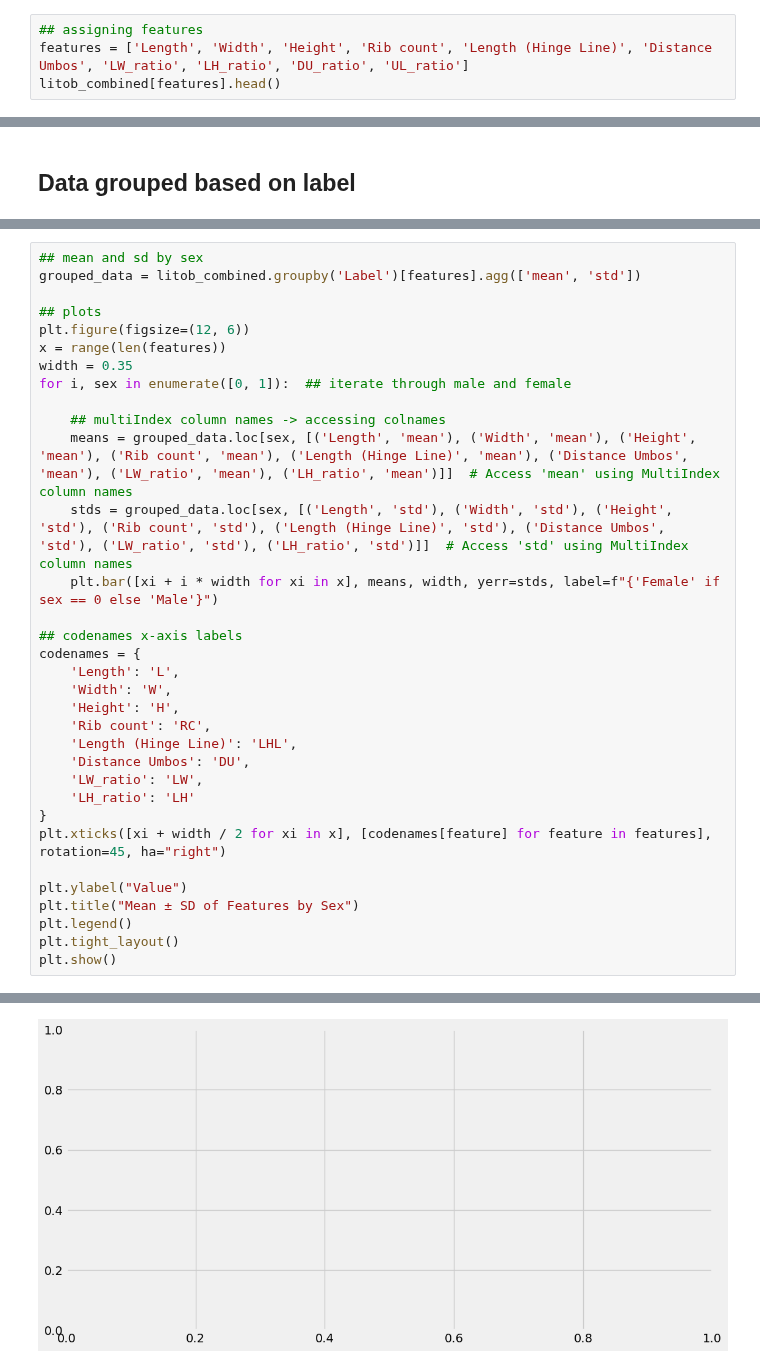
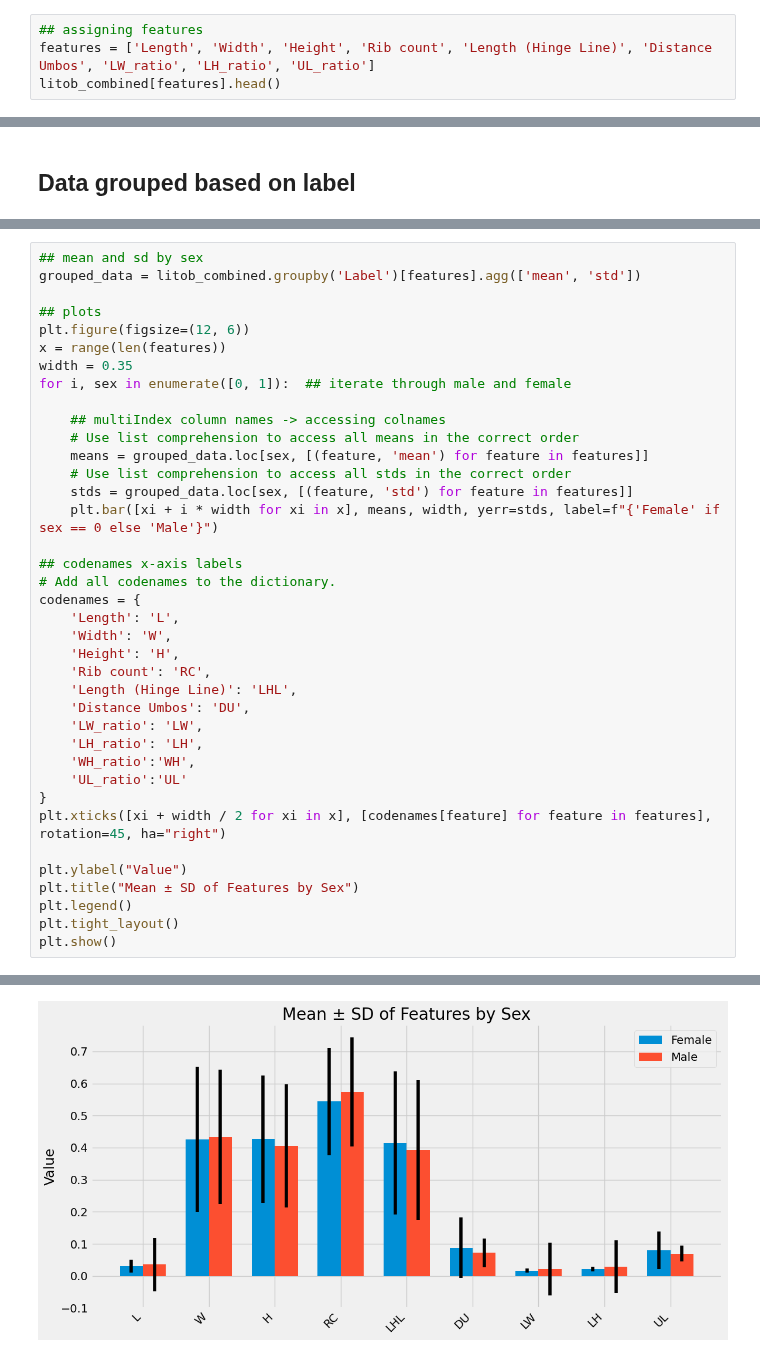
Before and after one commit to Geez-l/litoX, a Jupyter notebook: litoX_preprocessing.ipynb, the cells around one changed output, grey strips where cells are left out. Cells and saved outputs as stored; diff of their text form.

```diff
--- a/litoX_preprocessing.ipynb
+++ b/litoX_preprocessing.ipynb
@@ -334,7 +334,7 @@ files.download('litob_combined.csv')
 features assigned
 # %%
 ## assigning features
-features = ['Length', 'Width', 'Height', 'Rib count', 'Length (Hinge Line)', 'Distance Umbos', 'LW_ratio', 'LH_ratio', 'DU_ratio', 'UL_ratio']
+features = ['Length', 'Width', 'Height', 'Rib count', 'Length (Hinge Line)', 'Distance Umbos', 'LW_ratio', 'LH_ratio', 'UL_ratio']
 litob_combined[features].head()
 # %% [output]
 |  | Length | Width | Height | Rib count | Length (Hinge Line) | Distance Umbos | LW_ratio | LH_ratio | ... |
@@ -720,11 +717,14 @@ width = 0.35
 for i, sex in enumerate([0, 1]):  ## iterate through male and female
 
     ## multiIndex column names -> accessing colnames
-    means = grouped_data.loc[sex, [('Length', 'mean'), ('Width', 'mean'), ('Height', 'mean'), ('Rib count', 'mean'), ('Length (Hinge Line)', 'mean'), ('Distance Umbos', 'mean'), ('LW_ratio', 'mean'), ('LH_ratio', 'mean')]]  # Access 'mean' using MultiIndex column names
-    stds = grouped_data.loc[sex, [('Length', 'std'), ('Width', 'std'), ('Height', 'std'), ('Rib count', 'std'), ('Length (Hinge Line)', 'std'), ('Distance Umbos', 'std'), ('LW_ratio', 'std'), ('LH_ratio', 'std')]]  # Access 'std' using MultiIndex column names
+    # Use list comprehension to access all means in the correct order
+    means = grouped_data.loc[sex, [(feature, 'mean') for feature in features]]
+    # Use list comprehension to access all stds in the correct order
+    stds = grouped_data.loc[sex, [(feature, 'std') for feature in features]]
     plt.bar([xi + i * width for xi in x], means, width, yerr=stds, label=f"{'Female' if sex == 0 else 'Male'}")
 
 ## codenames x-axis labels
+# Add all codenames to the dictionary.
 codenames = {
     'Length': 'L',
     'Width': 'W',
@@ -733,7 +733,9 @@ codenames = {
     'Length (Hinge Line)': 'LHL',
     'Distance Umbos': 'DU',
     'LW_ratio': 'LW',
-    'LH_ratio': 'LH'
+    'LH_ratio': 'LH',
+    'WH_ratio':'WH',
+    'UL_ratio':'UL'
 }
 plt.xticks([xi + width / 2 for xi in x], [codenames[feature] for feature in features], rotation=45, ha="right")
 
@@ -747 +748 @@ ValueError: shape mismatch: objects cannot be broadcast to a single shape.  Mism
-[figure, old version]
+[figure, new version]
```
Also changed, not shown: parts of 31 cells of this notebook.
